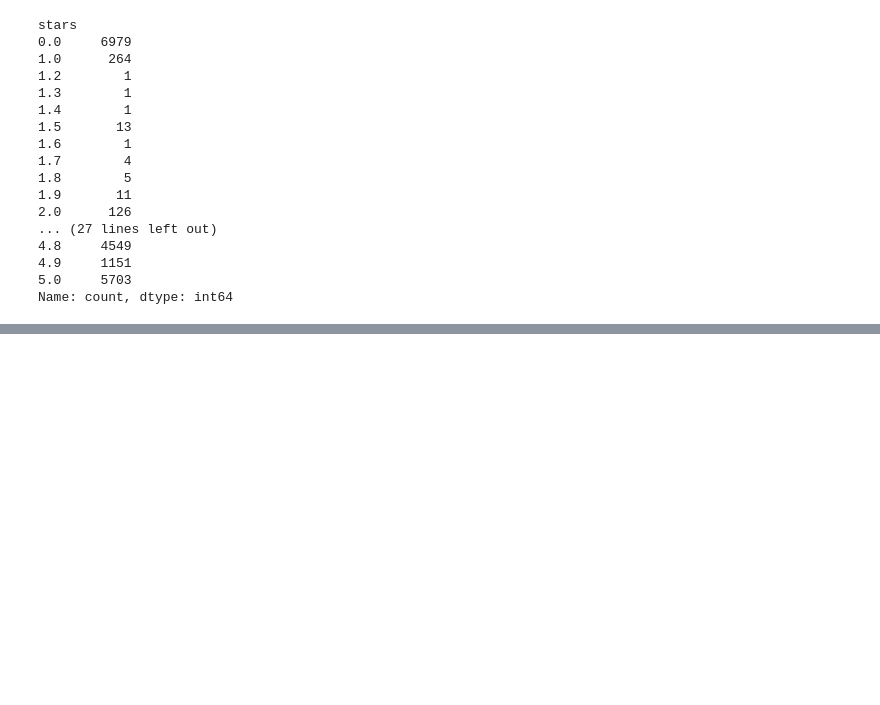
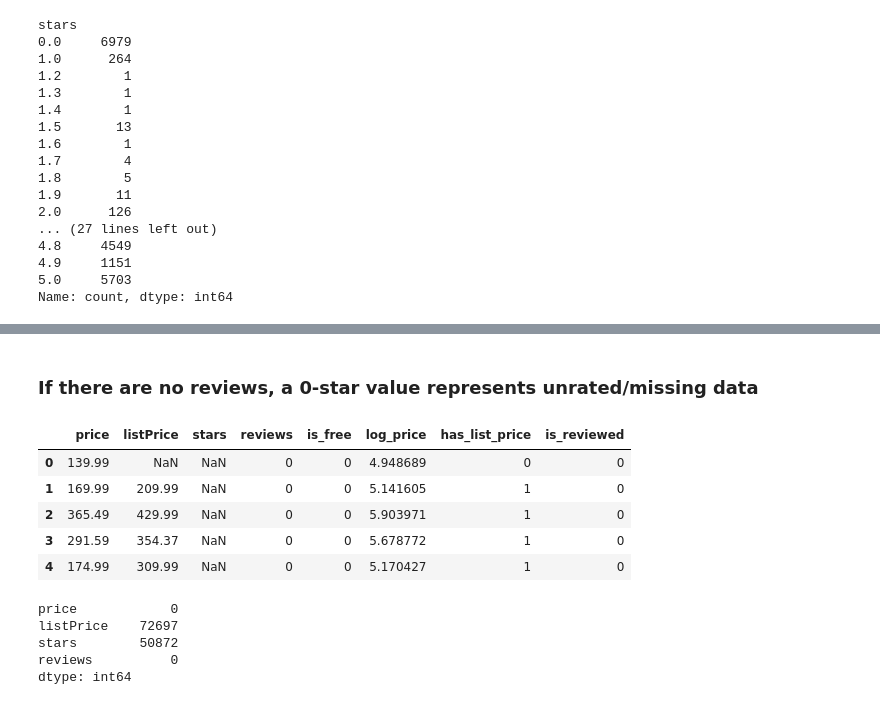
Before and after one commit to Niraj7272/E-Commerce_Product_Clustering_K-Means, a Jupyter notebook: notebooks/product_Clustering.ipynb, the cells around one changed output, grey strips where cells are left out. Cells and saved outputs as stored; diff of their text form; code cells hidden in the pictures; blank space fills up the shorter version.

```diff
--- a/notebooks/product_Clustering.ipynb
+++ b/notebooks/product_Clustering.ipynb
@@ -299,0 +319,2 @@ Name: count, dtype: int64
+# %%
+df['has_list_price'] = (df['listPrice'] > 0).astype(int)
@@ -299,0 +323,2 @@ Name: count, dtype: int64
+# %%
+df['listPrice'] = df['listPrice'].replace(0, np.nan)
@@ -299,0 +328,23 @@ Name: count, dtype: int64
+# %%
+df['is_reviewed'] = (df['reviews']>0).astype(int)
+# %% [markdown]
+### If there are no reviews, a 0-star value represents unrated/missing data
+# %%
+df.loc[df['reviews']== 0, 'stars'] = np.nan
+# %%
+df[['price','listPrice','stars','reviews','is_free','log_price','has_list_price','is_reviewed']].head()
+# %% [output]
+|  | price | listPrice | stars | reviews | is_free | log_price | has_list_price | is_reviewed |
+| 0 | 139.99 | NaN | NaN | 0 | 0 | 4.948689 | 0 | 0 |
+| 1 | 169.99 | 209.99 | NaN | 0 | 0 | 5.141605 | 1 | 0 |
+| 2 | 365.49 | 429.99 | NaN | 0 | 0 | 5.903971 | 1 | 0 |
+| 3 | 291.59 | 354.37 | NaN | 0 | 0 | 5.678772 | 1 | 0 |
+| 4 | 174.99 | 309.99 | NaN | 0 | 0 | 5.170427 | 1 | 0 |
+# %%
+df[['price', 'listPrice', 'stars', 'reviews']].isna().sum()
+# %% [output]
+price            0
+listPrice    72697
+stars        50872
+reviews          0
+dtype: int64
```
Also changed, not shown: parts of 24 cells of this notebook.
